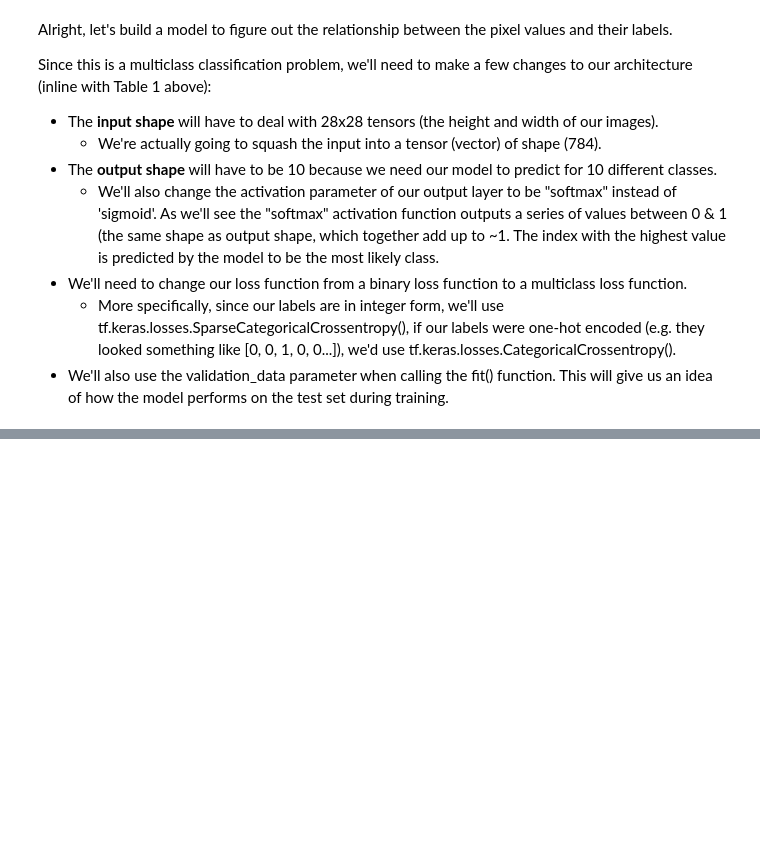
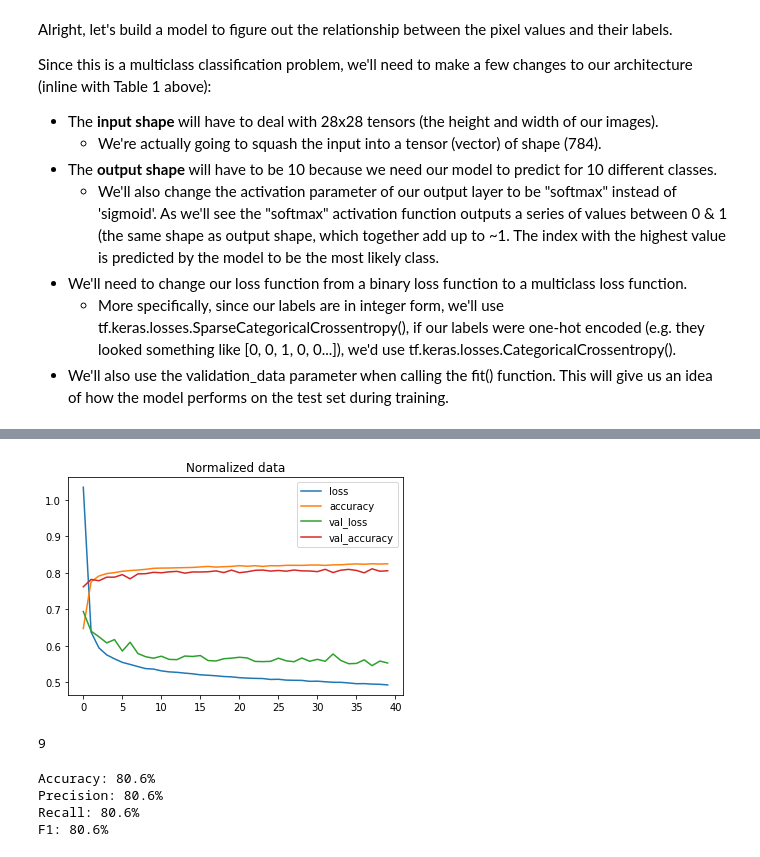
Before and after one commit to alexandre-pinon/deep-learning-learning, a Jupyter notebook: ztm/02_neural_network_classification_in_tensorflow.ipynb, the cells around one changed output, grey strips where cells are left out. Drawn from its saved outputs; the diff is of its cells as text; code cells hidden in the pictures; blank space fills up the shorter version.

```diff
--- a/ztm/02_neural_network_classification_in_tensorflow.ipynb
+++ b/ztm/02_neural_network_classification_in_tensorflow.ipynb
@@ -517,0 +631,19 @@ Epoch 10/10
+# %%
+# Set random seed
+tf.random.set_seed(42)
+TOTAL_EPOCHS = 40
+
+model = tf.keras.Sequential(name='fashion_mnist_2')
+model.add(tf.keras.layers.Flatten(input_shape=(28, 28))) # input layer (we had to reshape 28x28 to 784, the Flatten layer does this for us)
+model.add(tf.keras.layers.Dense(4, activation='relu')) # FOR THIS PROBLEM -> gelu > elu > relu > selu ??
+model.add(tf.keras.layers.Dense(4, activation='relu'))
+model.add(tf.keras.layers.Dense(len(class_names), activation='softmax'))
+
+# 2. Compile the model
+model.compile(loss=tf.keras.losses.SparseCategoricalCrossentropy(), # binary since we are working with 2 clases (0 & 1)
+                optimizer=tf.keras.optimizers.Adam(learning_rate=0.001), # same as default value
+                metrics='accuracy')
+
+
+# 3. Fit the model
+history = model.fit(train_data_norm, train_labels, epochs=TOTAL_EPOCHS, validation_data=(test_data_norm, test_labels)) # see how the model performs on the test set during training)
@@ -517,0 +668,6 @@ Epoch 10/10
+# %%
+pd.DataFrame(history.history).plot()
+plt.title('Normalized data')
+plt.show()
+# %% [output]
+[figure, added]
@@ -517,0 +676,14 @@ Epoch 10/10
+# %%
+test_labels[0]
+# %% [output]
+9
+# %%
+print(f'Accuracy: {accuracy_score(test_labels, y_pred):.1%}')
+print(f"Precision: {precision_score(test_labels, y_pred, average='micro'):.1%}")
+print(f"Recall: {recall_score(test_labels, y_pred, average='micro'):.1%}")
+print(f"F1: {f1_score(test_labels, y_pred, average='micro'):.1%}")
+# %% [output]
+Accuracy: 80.6%
+Precision: 80.6%
+Recall: 80.6%
+F1: 80.6%
```
Also changed, not shown: parts of 46 cells of this notebook.
